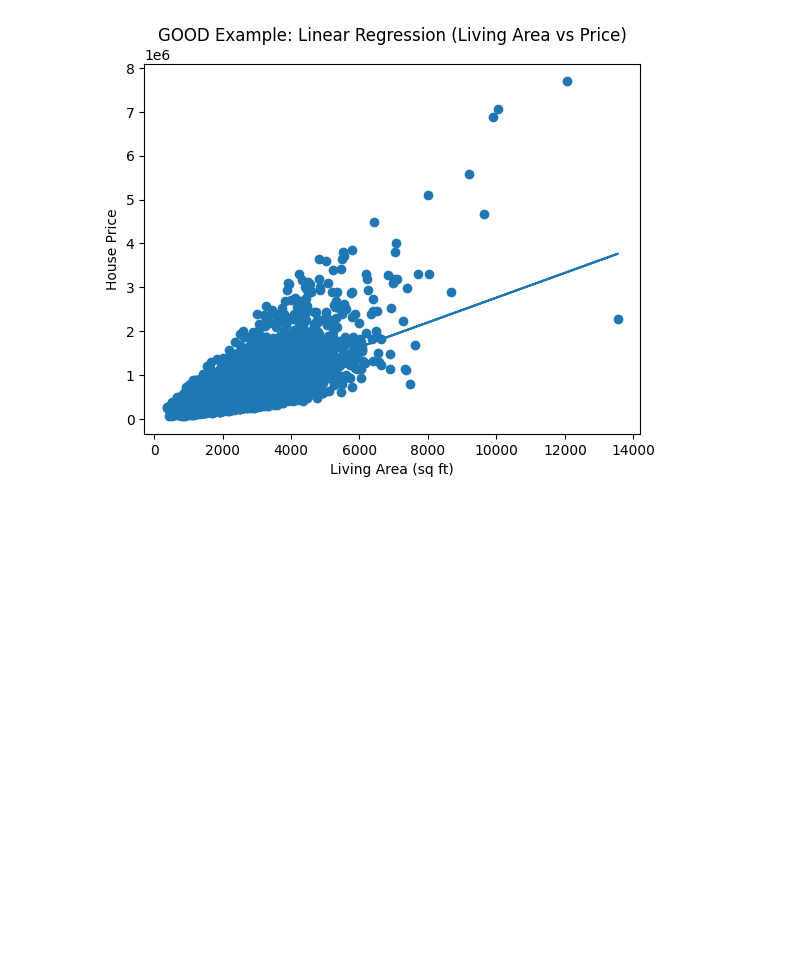
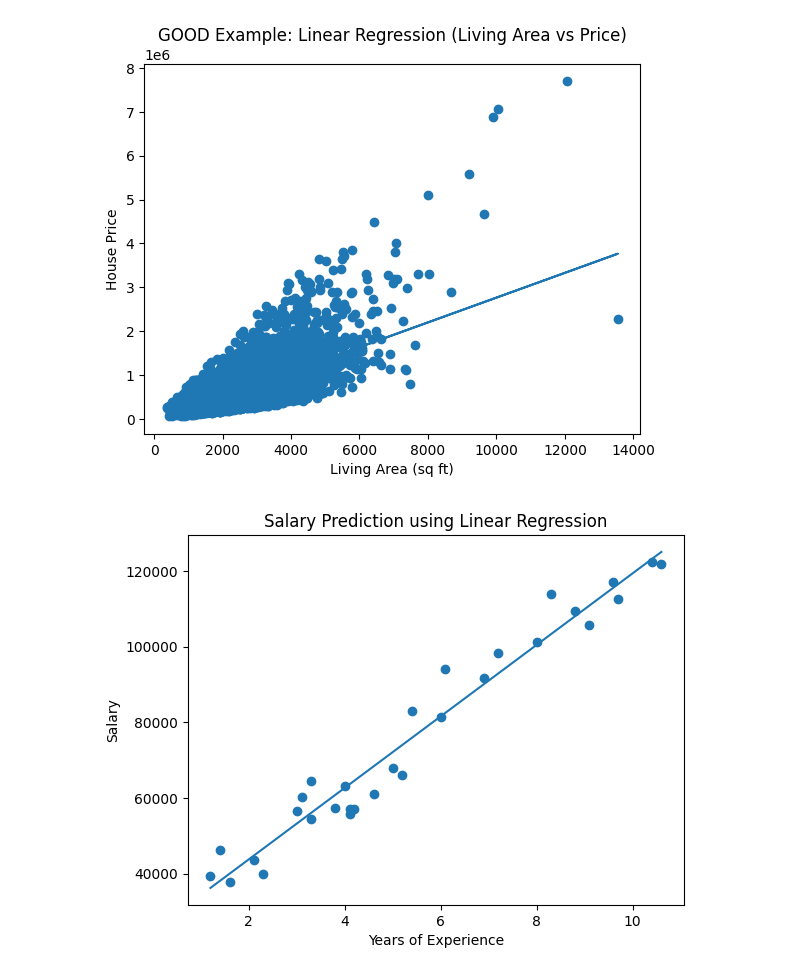
Before and after one commit to AI-Ki-Pathshala/AI-ML-tutorials, a Jupyter notebook: Recording_Notebooks/Regression/1_Linear_Regression_Hindi.ipynb, the cells around one changed output. Cells and saved outputs as stored; diff of their text form; code cells hidden in the pictures; blank space fills up the shorter version.

```diff
--- a/Recording_Notebooks/Regression/1_Linear_Regression_Hindi.ipynb
+++ b/Recording_Notebooks/Regression/1_Linear_Regression_Hindi.ipynb
@@ -165,3 +165,50 @@ living area    0
 Price          0
 dtype: int64
 [figure]
+# %%
+import pandas as pd
+import matplotlib.pyplot as plt
+from sklearn.linear_model import LinearRegression
+
+# Load dataset (download CSV from Kaggle first)
+file_path = r'Data/Salary_dataset_Good_Example.csv'
+df = pd.read_csv(file_path)
+
+# Step 2: Define X (input) and y (output)
+X = df[["YearsExperience"]]   # must be 2D
+y = df["Salary"]
+
+# Step 3: Train Linear Regression model
+model = LinearRegression()
+model.fit(X, y)
+
+# Step 4: Predict salaries
+# Uses trained model to predict salary.
+# Stores predictions in a new column:
+# PredictedSalary
+df["PredictedSalary"] = model.predict(X)
+
+# # Step 5: Print predictions
+# print(df)
+
+# Step 6: Plot
+# Draws dots for actual data points.
+# Shows real salary values.
+plt.scatter(df["YearsExperience"], df["Salary"])
+# Draws a straight line for predicted values.
+# This is the regression line.
+plt.plot(df["YearsExperience"], df["PredictedSalary"])
+# Label for X-axis.
+plt.xlabel("Years of Experience")
+# Label for Y-axis.
+plt.ylabel("Salary")
+# Sets the graph title.
+plt.title("Salary Prediction using Linear Regression")
+# Displays the graph on screen.
+plt.show()
+
+# Predicts salary for 3.5 years experience.
+# Output is an estimated salary.
+# print(model.predict([[3.5]]))
+# %% [output]
+[figure, added]
```
